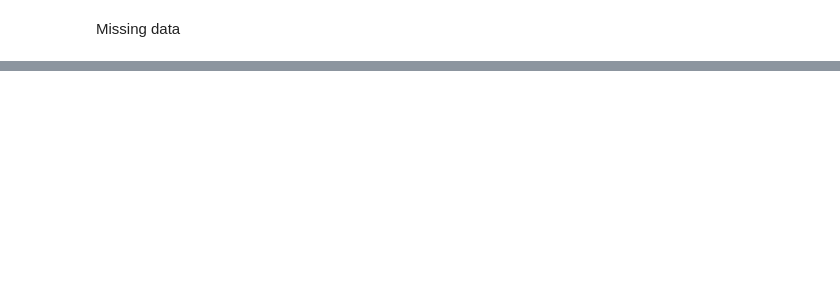
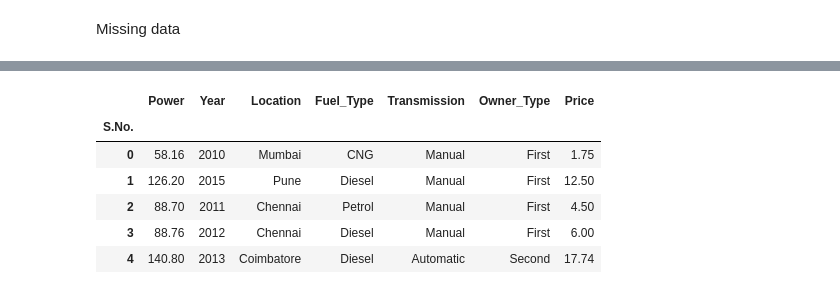
Before and after one commit to YagyeshJindal/jecrc_cs_sep22, a Jupyter notebook: day12/day25_used_car_price_prediction.ipynb, the cells around one changed output, grey strips where cells are left out. Saved outputs shown, nothing was run; the diff lists cells and outputs as text; code cells hidden in the pictures; blank space fills up the shorter version.

```diff
--- a/day12/day25_used_car_price_prediction.ipynb
+++ b/day12/day25_used_car_price_prediction.ipynb
@@ -236,0 +308,14 @@ Name: Name, dtype: int64
+# %%
+# based on analysis
+selected_cols = ['Power','Year','Location', 'Fuel_Type', 'Transmission', 'Owner_Type']
+# %%
+cars_df = cars[selected_cols + [target_col]]
+cars_df.head()
+# %% [output]
+|  | Power | Year | Location | Fuel_Type | Transmission | Owner_Type | Price |
+| S.No. |  |  |  |  |  |  |  |
+| 0 | 58.16 | 2010 | Mumbai | CNG | Manual | First | 1.75 |
+| 1 | 126.20 | 2015 | Pune | Diesel | Manual | First | 12.50 |
+| 2 | 88.70 | 2011 | Chennai | Petrol | Manual | First | 4.50 |
+| 3 | 88.76 | 2012 | Chennai | Diesel | Manual | First | 6.00 |
+| 4 | 140.80 | 2013 | Coimbatore | Diesel | Automatic | Second | 17.74 |
```
Also changed, not shown: parts of 34 cells of this notebook.
